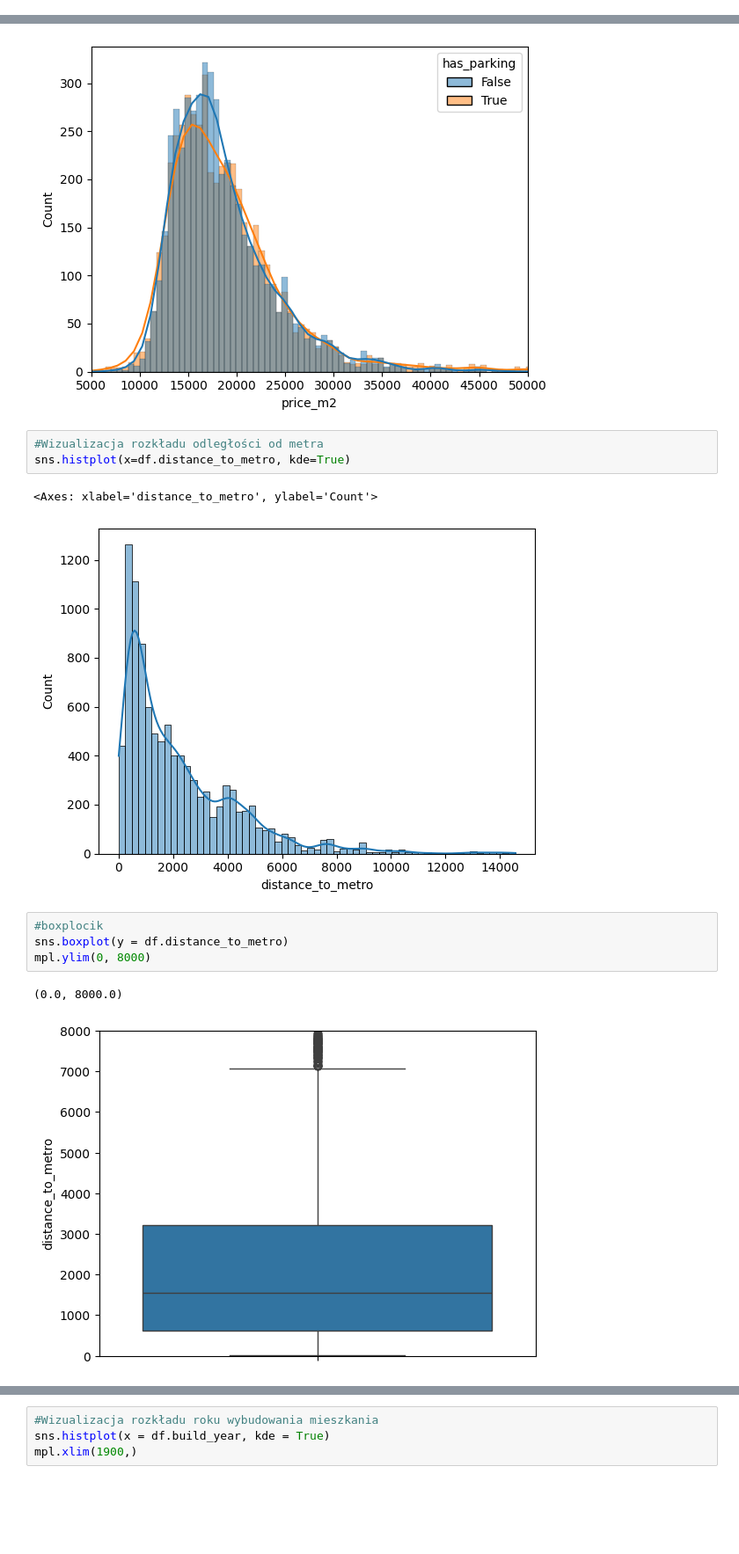
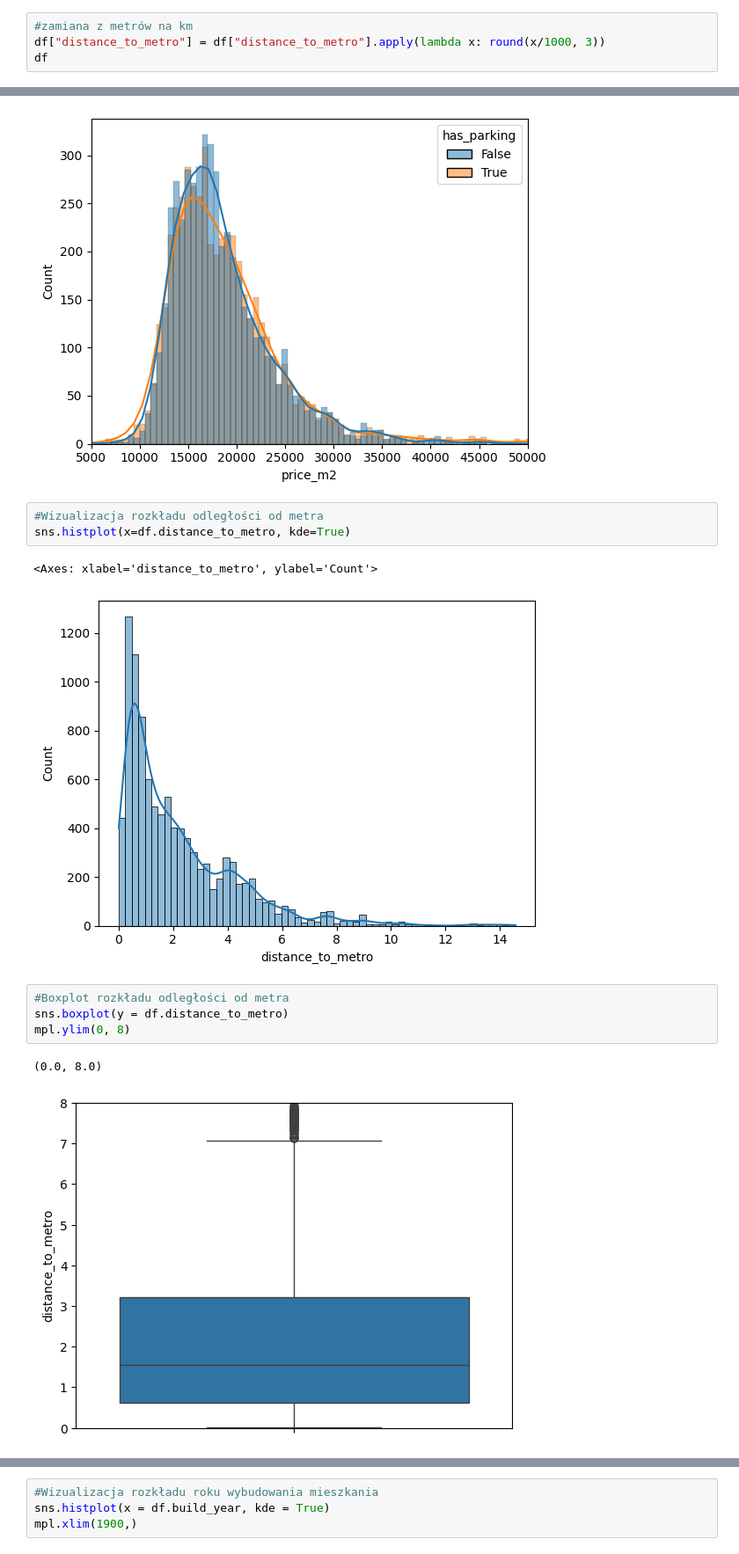
Before and after one commit to ThePhaseless/ProjectMAD, a Jupyter notebook: data_analysis.ipynb, the cells around one changed output, grey strips where cells are left out. Shown at 88% size. Drawn from its saved outputs; the diff is of its cells as text; blank space fills up the shorter version.

```diff
--- a/data_analysis.ipynb
+++ b/data_analysis.ipynb
@@ -25,3 +25,7 @@ df
 | 10056 | 69.00 | 511.467699 | 2002.0 | True | 6 | False | 1380000.0 | 20000.00 | None |
 | 10057 | 73.00 | 2440.532787 | 2017.0 | True | 3 | False | 1495000.0 | 20479.45 | None |
 10058 rows × 9 columns
+# %%
+#zamiana z metrów na km
+df["distance_to_metro"] = df["distance_to_metro"].apply(lambda x: round(x/1000, 3))
+df
@@ -83,14 +104,14 @@ mpl.xlim(5000, 50000)
 sns.histplot(x=df.distance_to_metro, kde=True)
 # %% [output]
 <Axes: xlabel='distance_to_metro', ylabel='Count'>
-[figure, old version]
+[figure, new version]
 # %%
-#boxplocik
+#Boxplot rozkładu odległości od metra
 sns.boxplot(y = df.distance_to_metro)
-mpl.ylim(0, 8000)
+mpl.ylim(0, 8)
 # %% [output]
-(0.0, 8000.0)
+(0.0, 8.0)
-[figure, old version]
+[figure, new version]
 # %%
 #zależność miedzy ceną za metr kwadratowy a odległością od metra
 
```
Also changed, not shown: parts of 7 cells of this notebook.
